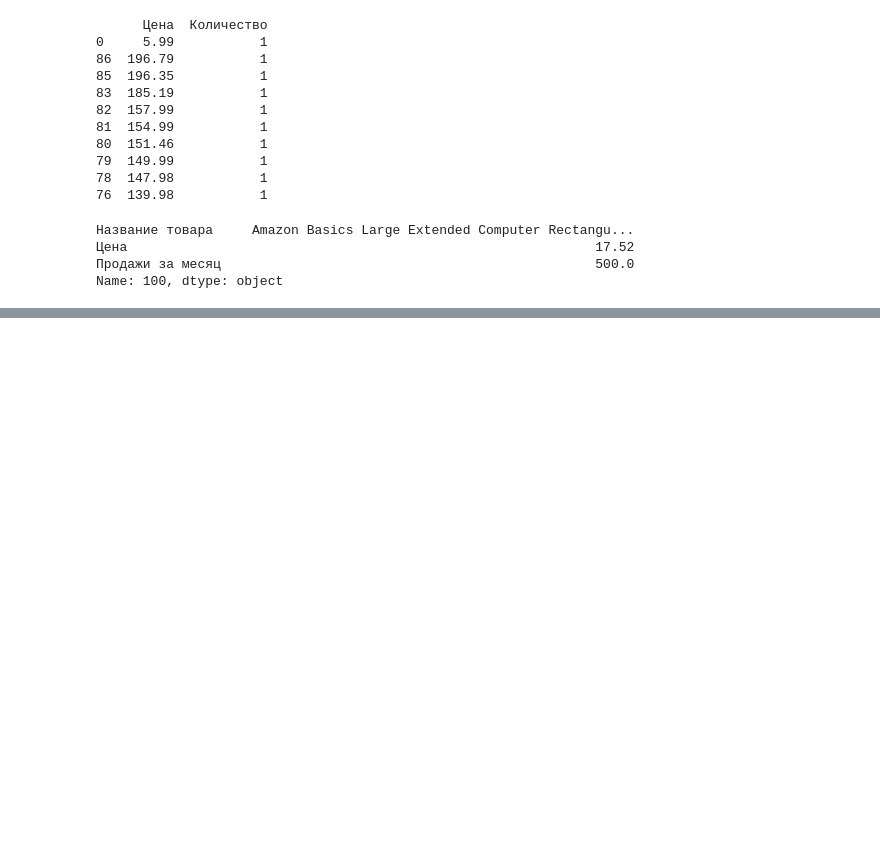
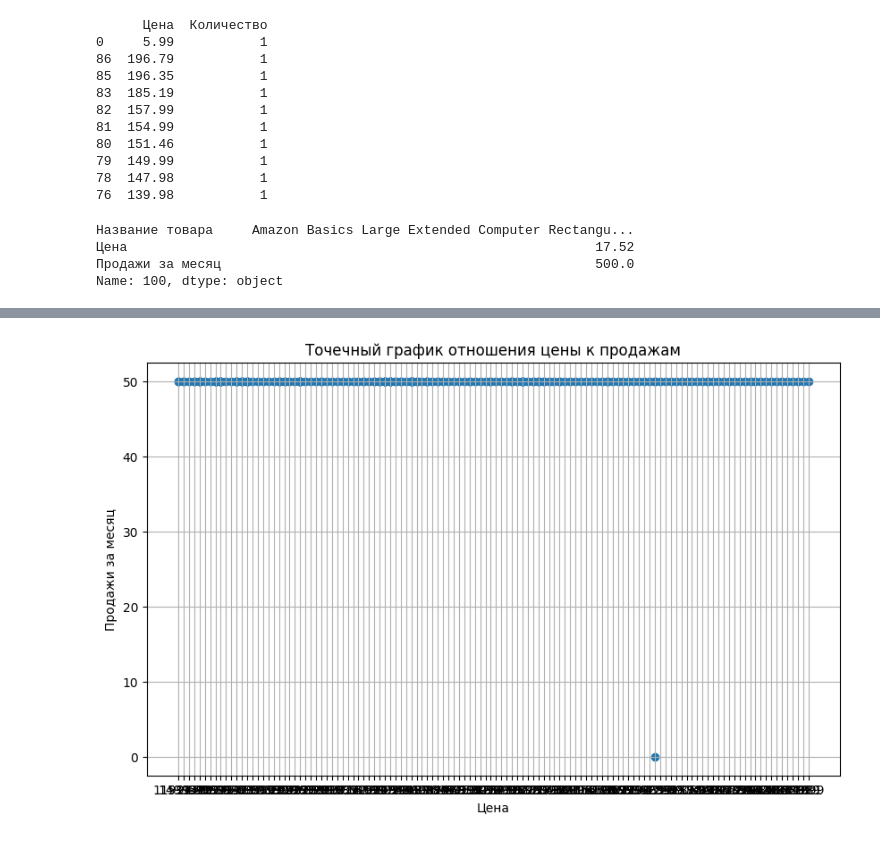
Before and after one commit to cosmodesant49/Data_analitic_wb, a Jupyter notebook: DB_WB.ipynb, the cells around one changed output, grey strips where cells are left out. Cells and saved outputs as stored; diff of their text form; code cells hidden in the pictures; blank space fills up the shorter version.

```diff
--- a/DB_WB.ipynb
+++ b/DB_WB.ipynb
@@ -157,0 +200,12 @@ Name: 100, dtype: object
+# %%
+import matplotlib.pyplot as plt
+
+plt.figure(figsize=(10, 6))
+plt.scatter(df['Цена'], df['Продажи за месяц'])
+plt.xlabel('Цена')
+plt.ylabel('Продажи за месяц')
+plt.title('Точечный график отношения цены к продажам')
+plt.grid(True)
+plt.show()
+# %% [output]
+[figure, added]
```
Also changed, not shown: parts of 6 cells of this notebook.
